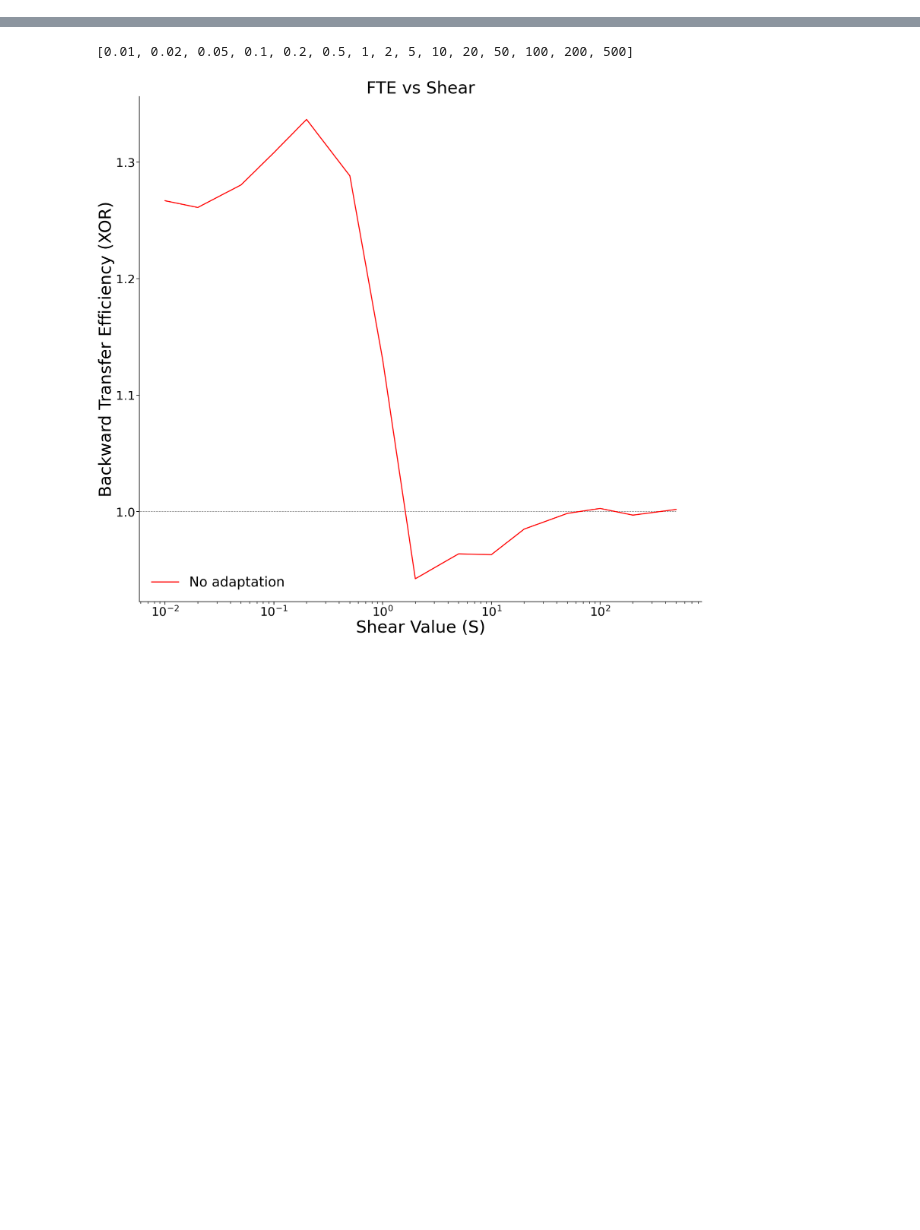
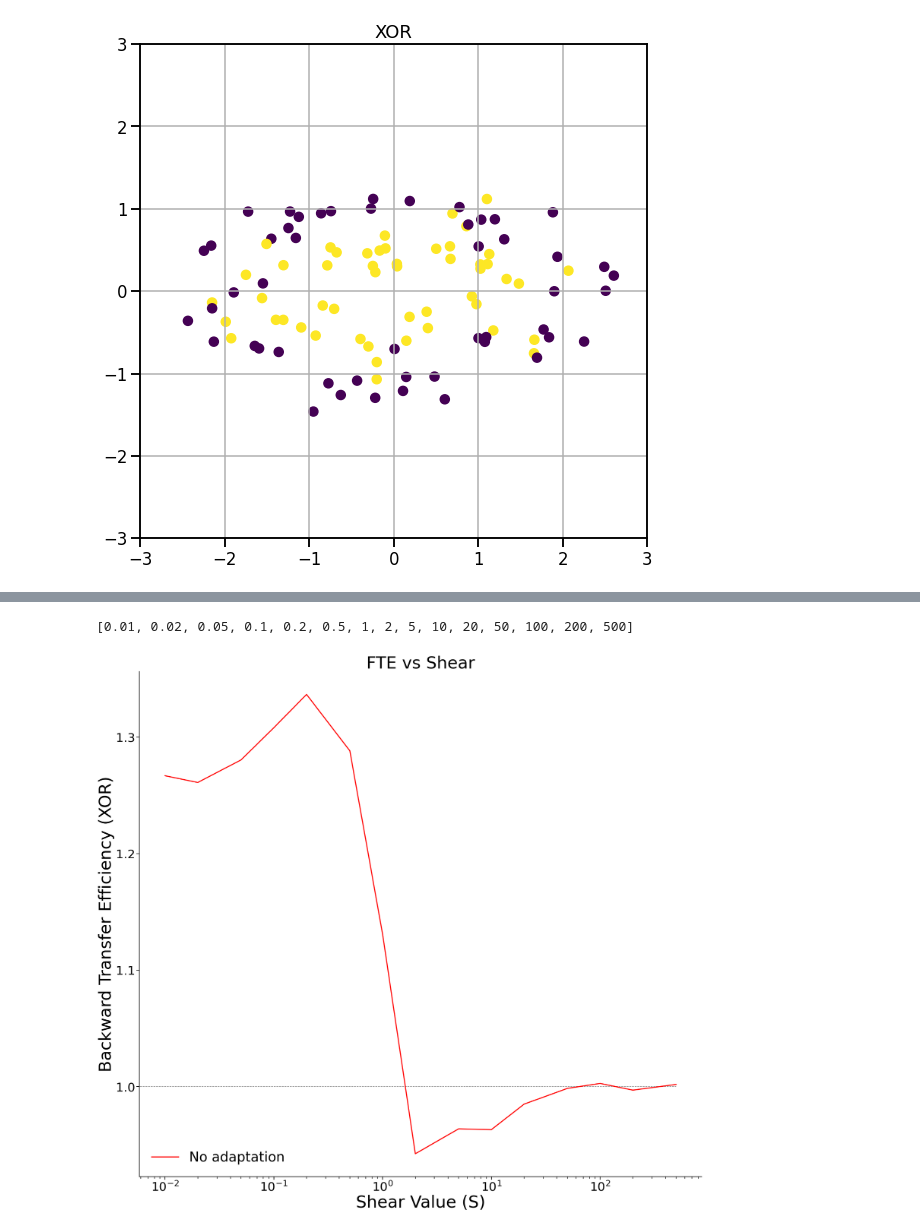
Before and after one commit to ykobaya9/ndd-links, a Jupyter notebook: affine_exp.ipynb, the cells around one changed output, grey strips where cells are left out. Drawn from its saved outputs; the diff is of its cells as text; code cells hidden in the pictures; blank space fills up the shorter version.

```diff
--- a/affine_exp.ipynb
+++ b/affine_exp.ipynb
@@ -96,6 +97,26 @@ def double_shearX(X, y, ss=(0,0) , dim=[0,1]):
 
     return X, y
 
+def shear_by_class(X, y, ss=(0,0), dim=[0,1]):
+    X_0 = X[y == 0]
+    X_1 = X[y == 1]
+    X = np.concatenate((shearX(X_0, ss[0]), shearX(X_1, ss[1])))
+    y = np.concatenate((np.zeros(X_0.shape[0]), np.ones(X_1.shape[0])))
+    return X, y
+
+def rotate_by_class(X, y, tt=(0,0), dim=[0,1]):
+    X_0 = X[y == 0]
+    X_1 = X[y == 1]
+    X = np.concatenate((rotate(X_0, tt[0]), rotate(X_1, tt[1])))
+    y = np.concatenate((np.zeros(X_0.shape[0]), np.ones(X_1.shape[0])))
+    return X, y
+
+def add_noise(X, y, sigma=0):
+    noise = np.random.normal(0,sigma,X.shape)
+    X = X + noise
+    return X, y
+
+
 def get_colors(colors, inds):
     c = [colors[i] for i in inds]
     return c
@@ -111,6 +132,21 @@ def nlr_reg(template, target, max_iter=200, tolerance=0.0001, alpha=2, beta=2):
     deformed_template = registration.register(template)
 
     return deformed_template[0]
+# %%
+X, y = generate_rand_ellipse(100)
+#X, y = shear_by_class(X, y, ss=(0,2))
+#X, y = rotate_by_class(X, y, tt=(np.pi/3, np.pi))
+X, y = add_noise(X, y, sigma=0.2)
+
+plt.figure(figsize=(20,20));
+
+plt.subplot(221);
+plt.scatter(X[:,0], X[:,1], c=y);
+plt.title("XOR");
+plt.xlim([-3,3]); plt.ylim([-3,3]);
+plt.grid();
+# %% [output]
+[figure, added]
 # %%
 def nearest_neighbor(src, dst, y_src, y_dst, class_aware=True):
     assert src.shape == dst.shape
```
Also changed, not shown: parts of 9 cells of this notebook.
